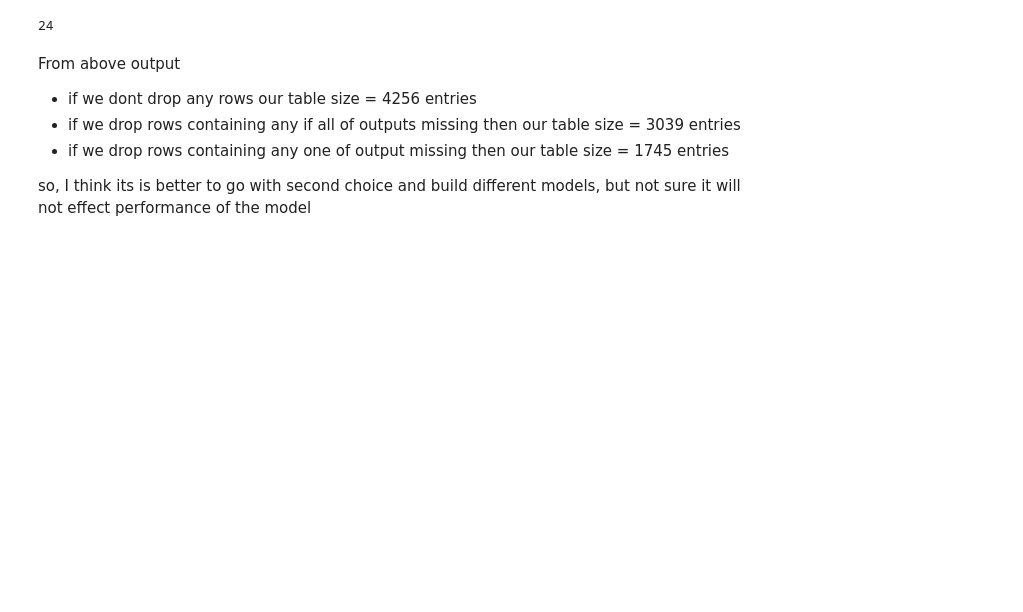
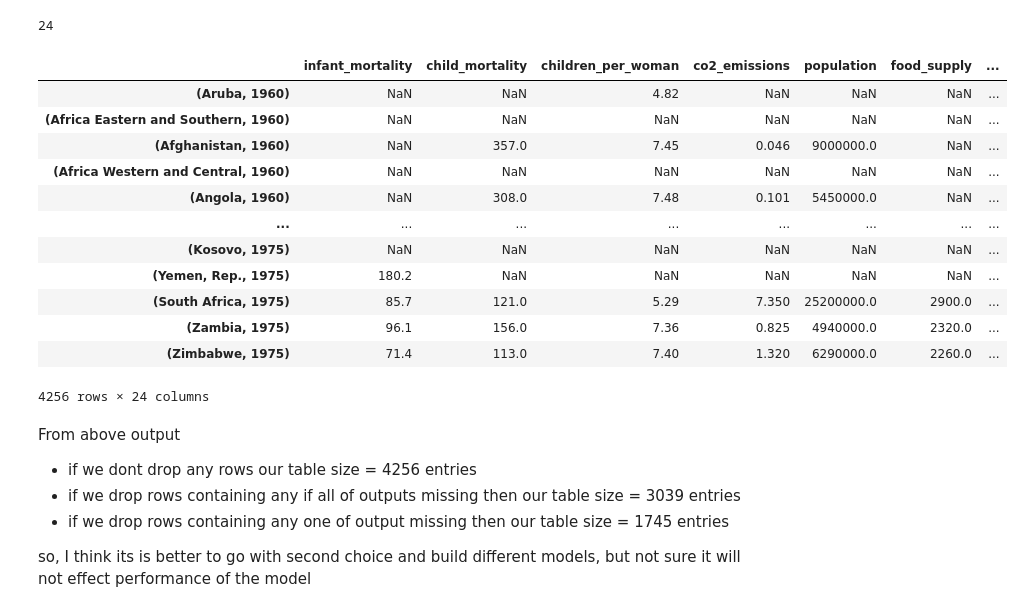
Before and after one commit to jaya-shankar/Human-Development-Prediction, a Jupyter notebook: load_data.ipynb, the cells around one changed output. Drawn from its saved outputs; the diff is of its cells as text; code cells hidden in the pictures; blank space fills up the shorter version.

```diff
--- a/load_data.ipynb
+++ b/load_data.ipynb
@@ -44,7 +55,7 @@ import numpy as np
 # %%
 countries_arr = []
 for path in datasets_path:
-  df = read_csv(datasets_path[path])
+  df = pd.read_csv(datasets_path[path])
   print(f"{'Factor: ' + path:<30} count: {len(set(df.Country.unique()))}")
 # %% [output]
 Factor: infant_mortality       count: 266
@@ -81,7 +92,7 @@ OUTPUTS = ['life_expectancy', 'gdp_per_captia', 'primary_completion' ]
 # %%
 
-countries = list(read_csv('education-impact/datasets/Infant_Mortality_Rate.csv').Country.unique())
-years = [y for y in range(1960,2015-PREDICT_FUTURE+1)]
+countries = list(pd.read_csv('education-impact/datasets/Infant_Mortality_Rate.csv').Country.unique())
+years     = [y for y in range(1960,2015-PREDICT_FUTURE+1)]
 # %%
 keys=[]
 for y in years:
@@ -116,11 +127,22 @@ output_columns = ["o_"+o for o in OUTPUTS]
 columns.extend(output_columns)
 # %%
 input_df = pd.DataFrame.from_dict(big_dic,orient='index', columns = columns)
-modified_input = input_df.dropna(subset=["o_"+o for o in OUTPUTS])
-modified_input2 = input_df.dropna(subset=["o_"+o for o in OUTPUTS],how='all')
-print(input_df.info())
-print(modified_input.info())
-print(modified_input2.info())
+output_df = input_df[["o_"+o for o in OUTPUTS]]
+input_df.drop(labels=["o_"+o for o in OUTPUTS], axis = 1, inplace=True)
+# %% [output]
+|  | infant_mortality | child_mortality | children_per_woman | co2_emissions | population | food_supply | ... |
+| (Aruba, 1960) | NaN | NaN | 4.82 | NaN | NaN | NaN | ... |
+| (Africa Eastern and Southern, 1960) | NaN | NaN | NaN | NaN | NaN | NaN | ... |
+| (Afghanistan, 1960) | NaN | 357.0 | 7.45 | 0.046 | 9000000.0 | NaN | ... |
+| (Africa Western and Central, 1960) | NaN | NaN | NaN | NaN | NaN | NaN | ... |
+| (Angola, 1960) | NaN | 308.0 | 7.48 | 0.101 | 5450000.0 | NaN | ... |
+| ... | ... | ... | ... | ... | ... | ... | ... |
+| (Kosovo, 1975) | NaN | NaN | NaN | NaN | NaN | NaN | ... |
+| (Yemen, Rep., 1975) | 180.2 | NaN | NaN | NaN | NaN | NaN | ... |
+| (South Africa, 1975) | 85.7 | 121.0 | 5.29 | 7.350 | 25200000.0 | 2900.0 | ... |
+| (Zambia, 1975) | 96.1 | 156.0 | 7.36 | 0.825 | 4940000.0 | 2320.0 | ... |
+| (Zimbabwe, 1975) | 71.4 | 113.0 | 7.40 | 1.320 | 6290000.0 | 2260.0 | ... |
+4256 rows × 24 columns
 # %% [markdown]
 From above output
 - if we dont drop any rows our table size = 4256 entries
```
Also changed, not shown: parts of 11 cells of this notebook.
